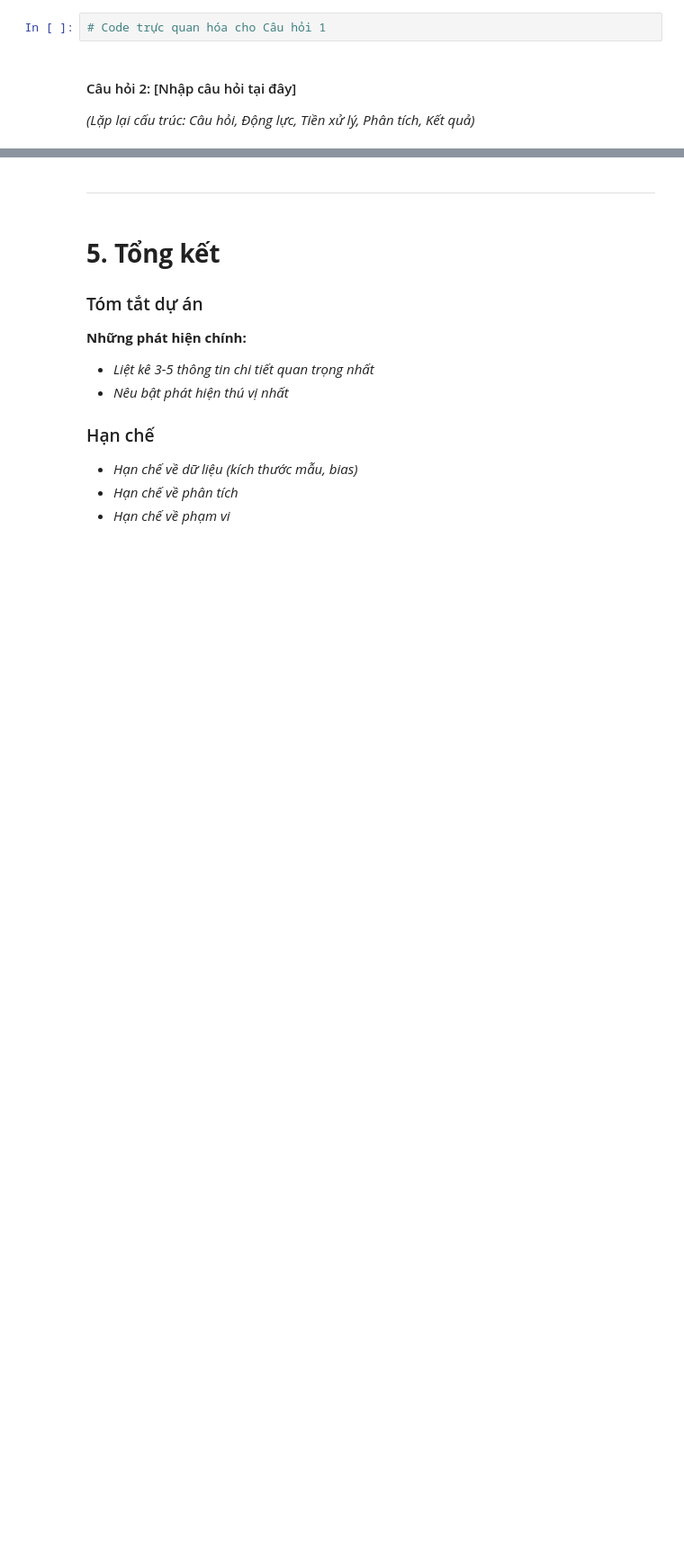
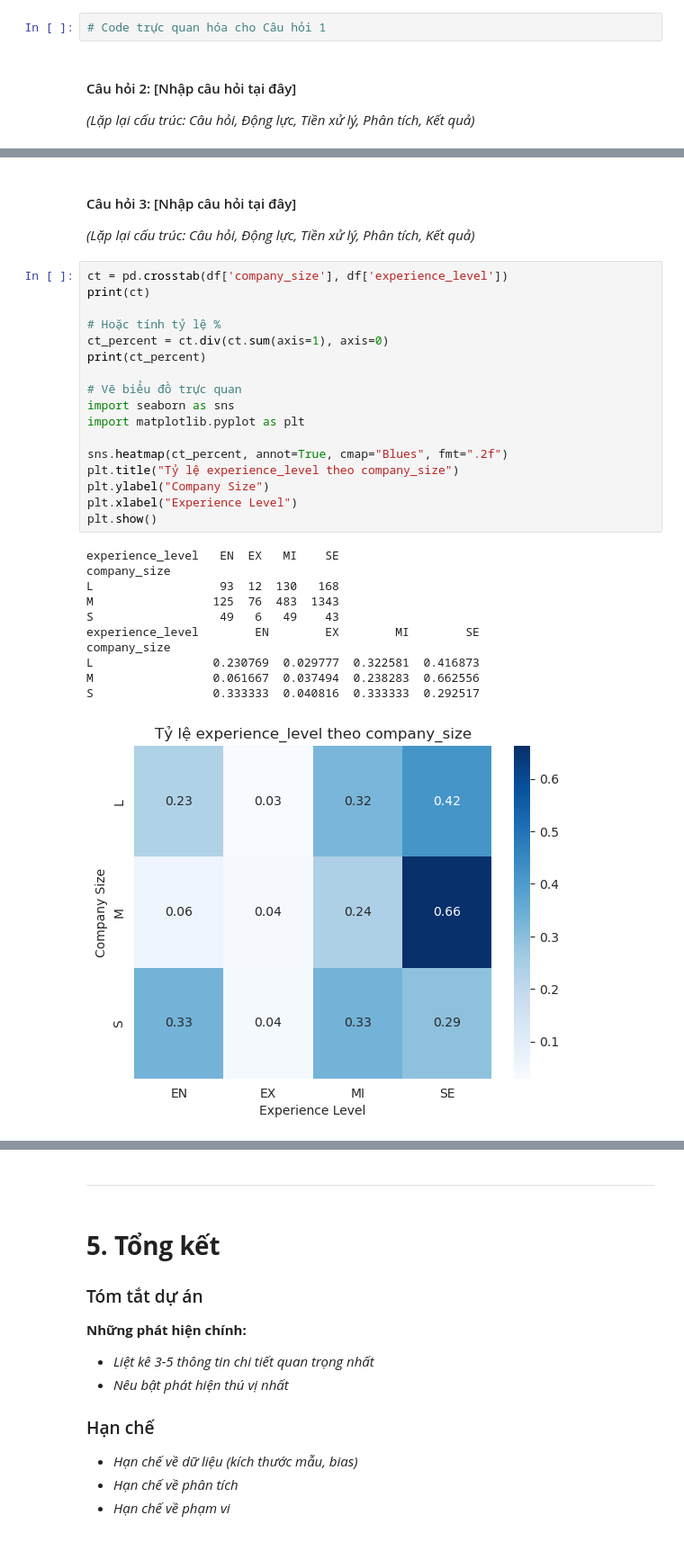
Before and after one commit to Trung0Minh/CSC17104_2025_Final_Project, a Jupyter notebook: DataScienceSalaries2023.ipynb, the cells around one changed output, grey strips where cells are left out. Shown at 90% size. Drawn from its saved outputs; the diff is of its cells as text; blank space fills up the shorter version.

```diff
--- a/DataScienceSalaries2023.ipynb
+++ b/DataScienceSalaries2023.ipynb
@@ -768,0 +979,33 @@ Xác định 2 × n câu hỏi ý nghĩa (với n là số thành viên nhóm).
+# %% [markdown]
+#### Câu hỏi 3: [Nhập câu hỏi tại đây]
+
+*(Lặp lại cấu trúc: Câu hỏi, Động lực, Tiền xử lý, Phân tích, Kết quả)*
+# %%
+ct = pd.crosstab(df['company_size'], df['experience_level'])
+print(ct)
+
+# Hoặc tính tỷ lệ %
+ct_percent = ct.div(ct.sum(axis=1), axis=0)
+print(ct_percent)
+
+# Vẽ biểu đồ trực quan
+import seaborn as sns
+import matplotlib.pyplot as plt
+
+sns.heatmap(ct_percent, annot=True, cmap="Blues", fmt=".2f")
+plt.title("Tỷ lệ experience_level theo company_size")
+plt.ylabel("Company Size")
+plt.xlabel("Experience Level")
+plt.show()
+# %% [output]
+experience_level   EN  EX   MI    SE
+company_size
+L                  93  12  130   168
+M                 125  76  483  1343
+S                  49   6   49    43
+experience_level        EN        EX        MI        SE
+company_size
+L                 0.230769  0.029777  0.322581  0.416873
+M                 0.061667  0.037494  0.238283  0.662556
+S                 0.333333  0.040816  0.333333  0.292517
+[figure, added]
```
Also changed, not shown: parts of 22 cells of this notebook, 7 other files.
